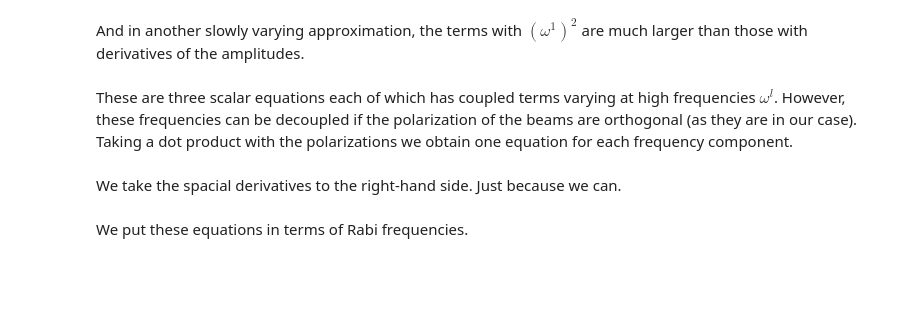
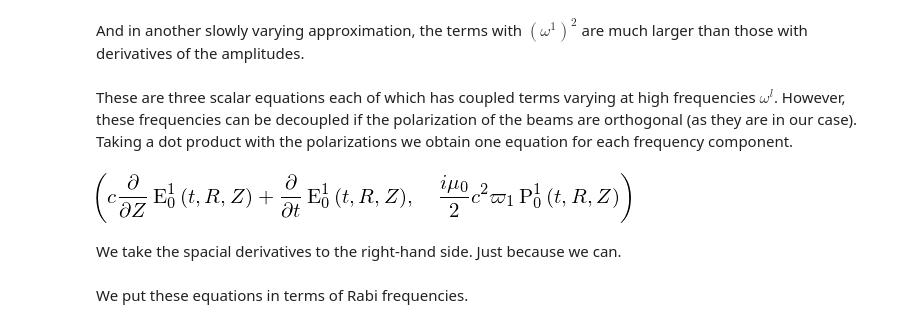
Before and after one commit to oscarlazoarjona/quantum_memories, a Jupyter notebook: examples/hyperfine_orca/Hyperfine Orca memory equations.ipynb, the cells around one changed output. Saved outputs shown, nothing was run; the diff lists cells and outputs as text; code cells hidden in the pictures; blank space fills up the shorter version.

```diff
--- a/examples/hyperfine_orca/Hyperfine Orca memory equations.ipynb
+++ b/examples/hyperfine_orca/Hyperfine Orca memory equations.ipynb
@@ -510,9 +510,11 @@ These are three scalar equations each of which has coupled terms varying at high
 # %%
 fact1=2*c**2*exp(I*omega_laser[0]*(t-Z/c))/(2*I*omega_laser[0])
 lhs1=(fact1*ep[0].conjugate().dot(lhs)).expand()
 rhs1=(fact1*ep[0].conjugate().dot(rhs)).expand()
 
-# lhs1,rhs1
+lhs1,rhs1
+# %% [output]
+[figure, added]
 # %%
 fact2=2*c**2*exp(I*omega_laser[1]*(t+Z/c))/(2*I*omega_laser[1])
 lhs2=(fact2*ep[1].conjugate().dot(lhs)).expand()
```
Also changed, not shown: parts of 28 cells of this notebook, 5 other files.
